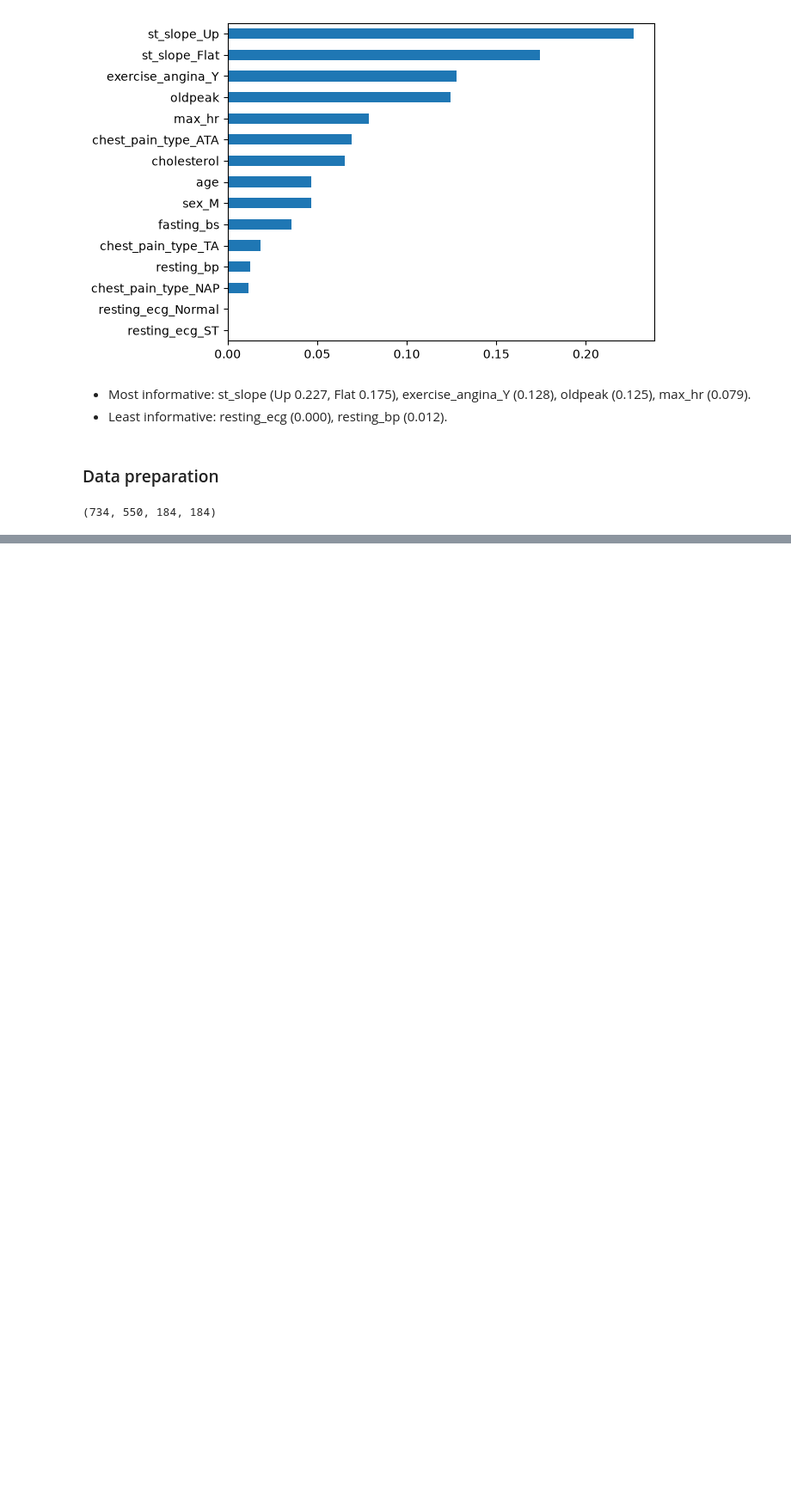
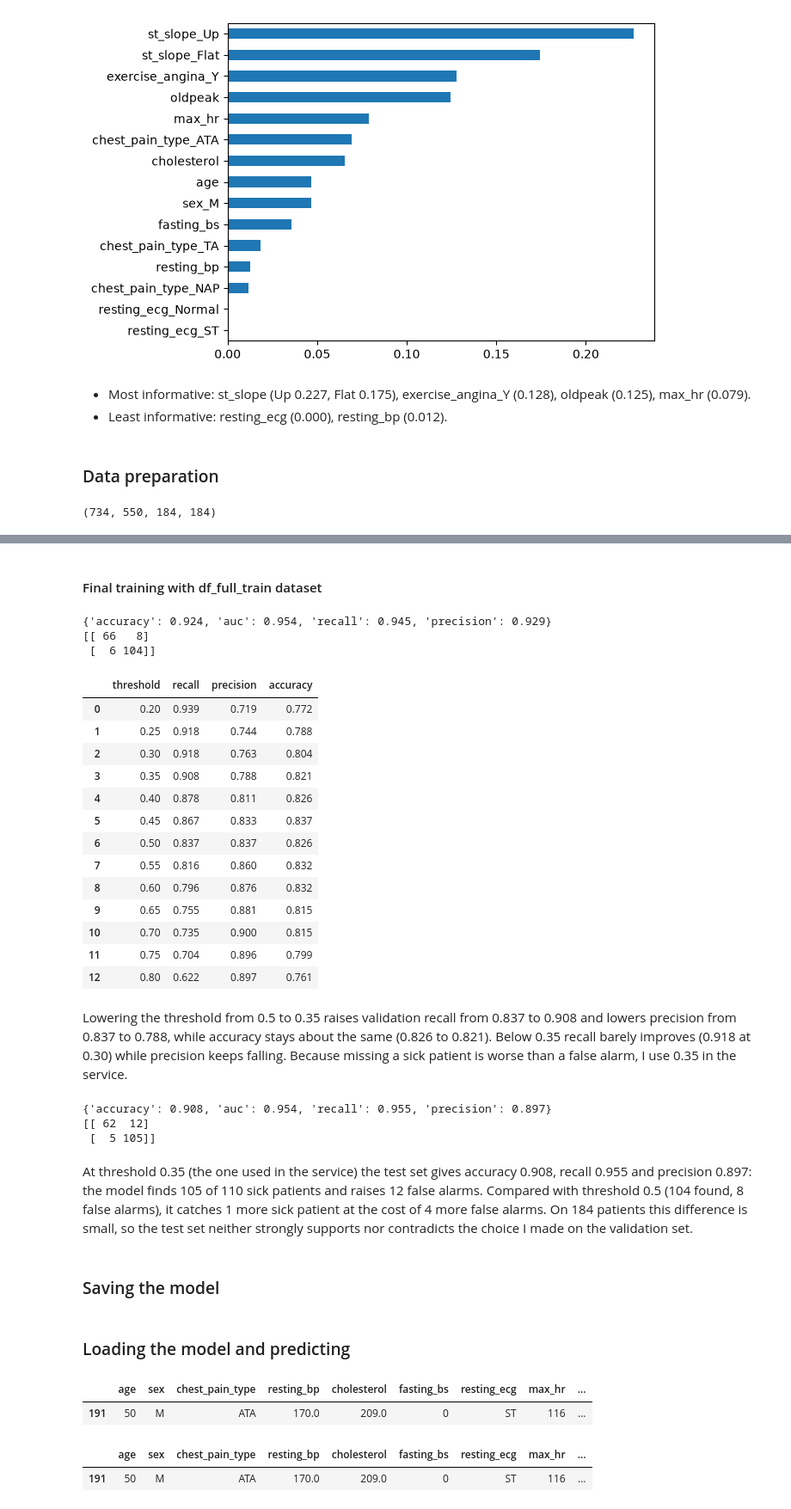
Before and after one commit to aminulaiba/cardio-predict, a Jupyter notebook: notebook.ipynb, the cells around one changed output, grey strips where cells are left out. Shown at 86% size. Cells and saved outputs as stored; diff of their text form; code cells hidden in the pictures; blank space fills up the shorter version.

```diff
--- a/notebook.ipynb
+++ b/notebook.ipynb
@@ -350,0 +383,3 @@ df_train, df_val = train_test_split(df_full_train, test_size=0.25, random_state=
+# %%
+features = numerical_col + categorical_col
+fill_cols = ["resting_bp", "cholesterol"]
@@ -350,0 +507,2 @@ df_train, df_val = train_test_split(df_full_train, test_size=0.25, random_state=
+# %% [markdown]
+#### Final training with df_full_train dataset
@@ -350,0 +512,53 @@ df_train, df_val = train_test_split(df_full_train, test_size=0.25, random_state=
+# %%
+# Final model: logistic regression with the best C, trained on train + validation data
+final_model = LogisticRegression(solver="liblinear", C=1, max_iter=1000)
+med, dv_, final = train(df_full_train, y_full_train, final_model)
+
+# Test set
+proba_test = predict(df_test, med, dv_, final)
+scores = evaluate(y_test, proba_test)
+print({k: round(v, 3) for k, v in scores.items()})
+
+print(confusion_matrix(y_test, proba_test >= 0.5))
+# %% [output]
+{'accuracy': 0.924, 'auc': 0.954, 'recall': 0.945, 'precision': 0.929}
+[[ 66   8]
+ [  6 104]]
+# %%
+med_t, dv_t, m_t = train(df_train, y_train, LogisticRegression(solver="liblinear", C=1, max_iter=1000))
+proba_val = predict(df_val, med_t, dv_t, m_t)
+
+rows = []
+for t in np.arange(0.2, 0.81, 0.05):
+    r = evaluate(y_val, proba_val, threshold=t)
+    rows.append({"threshold": round(t, 2), "recall": r["recall"],
+                 "precision": r["precision"], "accuracy": r["accuracy"]})
+pd.DataFrame(rows).round(3)
+# %% [output]
+|  | threshold | recall | precision | accuracy |
+| 0 | 0.20 | 0.939 | 0.719 | 0.772 |
+| 1 | 0.25 | 0.918 | 0.744 | 0.788 |
+| 2 | 0.30 | 0.918 | 0.763 | 0.804 |
+| 3 | 0.35 | 0.908 | 0.788 | 0.821 |
+| 4 | 0.40 | 0.878 | 0.811 | 0.826 |
+| 5 | 0.45 | 0.867 | 0.833 | 0.837 |
+| 6 | 0.50 | 0.837 | 0.837 | 0.826 |
+| 7 | 0.55 | 0.816 | 0.860 | 0.832 |
+| 8 | 0.60 | 0.796 | 0.876 | 0.832 |
+| 9 | 0.65 | 0.755 | 0.881 | 0.815 |
+| 10 | 0.70 | 0.735 | 0.900 | 0.815 |
+| 11 | 0.75 | 0.704 | 0.896 | 0.799 |
+| 12 | 0.80 | 0.622 | 0.897 | 0.761 |
+# %% [markdown]
+Lowering the threshold from 0.5 to 0.35 raises validation recall from 0.837 to 0.908 and lowers precision from 0.837 to 0.788, while accuracy stays about the same (0.826 to 0.821). Below 0.35 recall barely improves (0.918 at 0.30) while precision keeps falling. Because missing a sick patient is worse than a false alarm, I use 0.35 in the service.
+# %%
+print({k: round(v, 3) for k, v in evaluate(y_test, proba_test, threshold=0.35).items()})
+print(confusion_matrix(y_test, proba_test >= 0.35))
+# %% [output]
+{'accuracy': 0.908, 'auc': 0.954, 'recall': 0.955, 'precision': 0.897}
+[[ 62  12]
+ [  5 105]]
+# %% [markdown]
+At threshold 0.35 (the one used in the service) the test set gives accuracy 0.908, recall 0.955 and precision 0.897: the model finds 105 of 110 sick patients and raises 12 false alarms. Compared with threshold 0.5 (104 found, 8 false alarms), it catches 1 more sick patient at the cost of 4 more false alarms. On 184 patients this difference is small, so the test set neither strongly supports nor contradicts the choice I made on the validation set.
+# %% [markdown]
+### Saving the model
@@ -350,0 +569,2 @@ df_train, df_val = train_test_split(df_full_train, test_size=0.25, random_state=
+# %% [markdown]
+### Loading the model and predicting
@@ -350,0 +574,10 @@ df_train, df_val = train_test_split(df_full_train, test_size=0.25, random_state=
+# %%
+df_test.iloc[[5]]
+# %% [output]
+|  | age | sex | chest_pain_type | resting_bp | cholesterol | fasting_bs | resting_ecg | max_hr | ... |
+| 191 | 50 | M | ATA | 170.0 | 209.0 | 0 | ST | 116 | ... |
+# %%
+df.iloc[[191]]
+# %% [output]
+|  | age | sex | chest_pain_type | resting_bp | cholesterol | fasting_bs | resting_ecg | max_hr | ... |
+| 191 | 50 | M | ATA | 170.0 | 209.0 | 0 | ST | 116 | ... |
```
Also changed, not shown: parts of 36 cells of this notebook, 8 other files.
